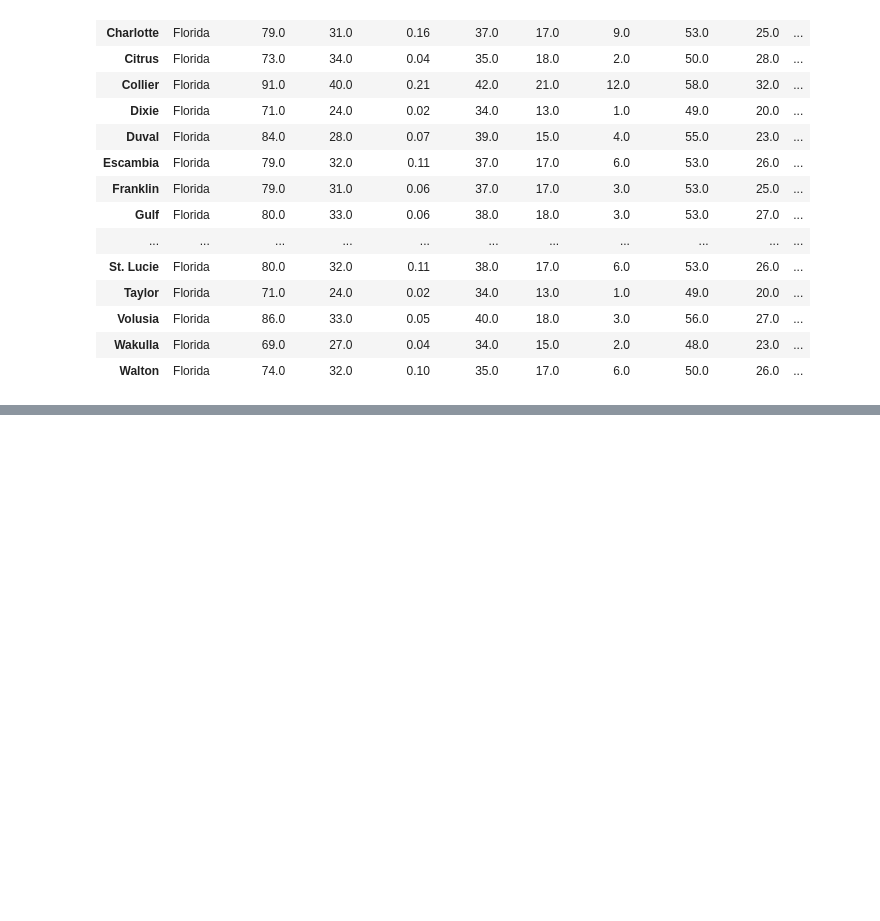
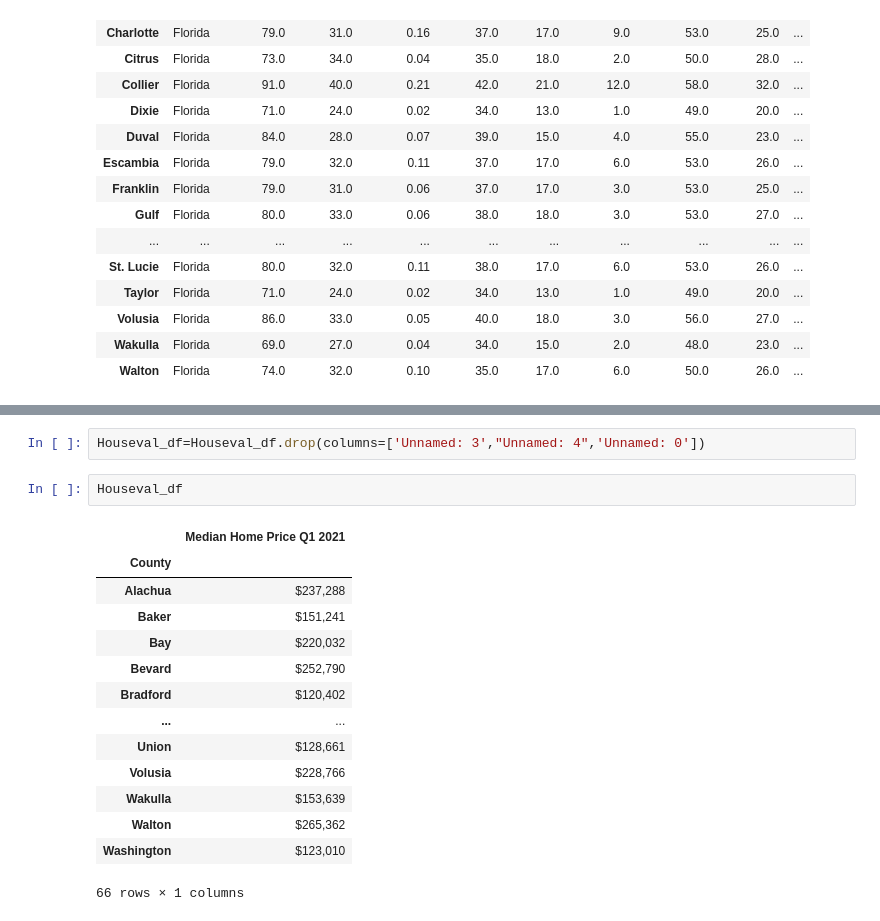
Before and after one commit to FN-1337/Hurricane_Landfall, a Jupyter notebook: cleaning.ipynb, the cells around one changed output, grey strips where cells are left out. Cells and saved outputs as stored; diff of their text form; blank space fills up the shorter version.

```diff
--- a/cleaning.ipynb
+++ b/cleaning.ipynb
@@ -135,0 +157,19 @@ map.show()
+# %%
+Houseval_df=Houseval_df.drop(columns=['Unnamed: 3',"Unnamed: 4",'Unnamed: 0'])
+# %%
+Houseval_df
+# %% [output]
+|  | Median Home Price Q1 2021 |
+| County |  |
+| Alachua | $237,288 |
+| Baker | $151,241 |
+| Bay | $220,032 |
+| Bevard | $252,790 |
+| Bradford | $120,402 |
+| ... | ... |
+| Union | $128,661 |
+| Volusia | $228,766 |
+| Wakulla | $153,639 |
+| Walton | $265,362 |
+| Washington | $123,010 |
+66 rows × 1 columns
```
Also changed, not shown: parts of 9 cells of this notebook, 1 other file.
